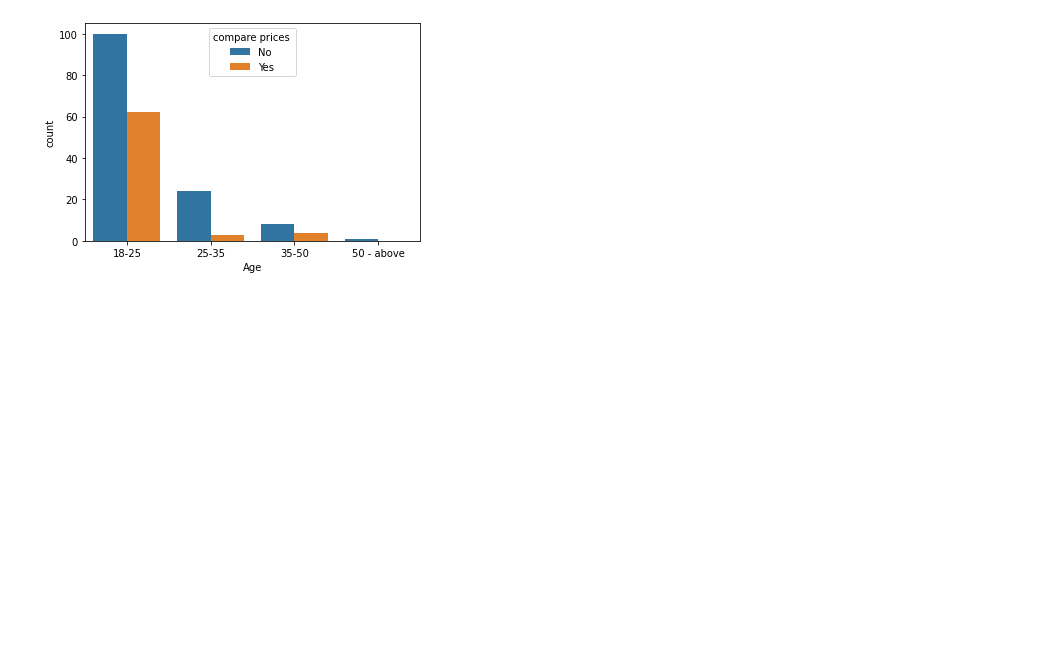
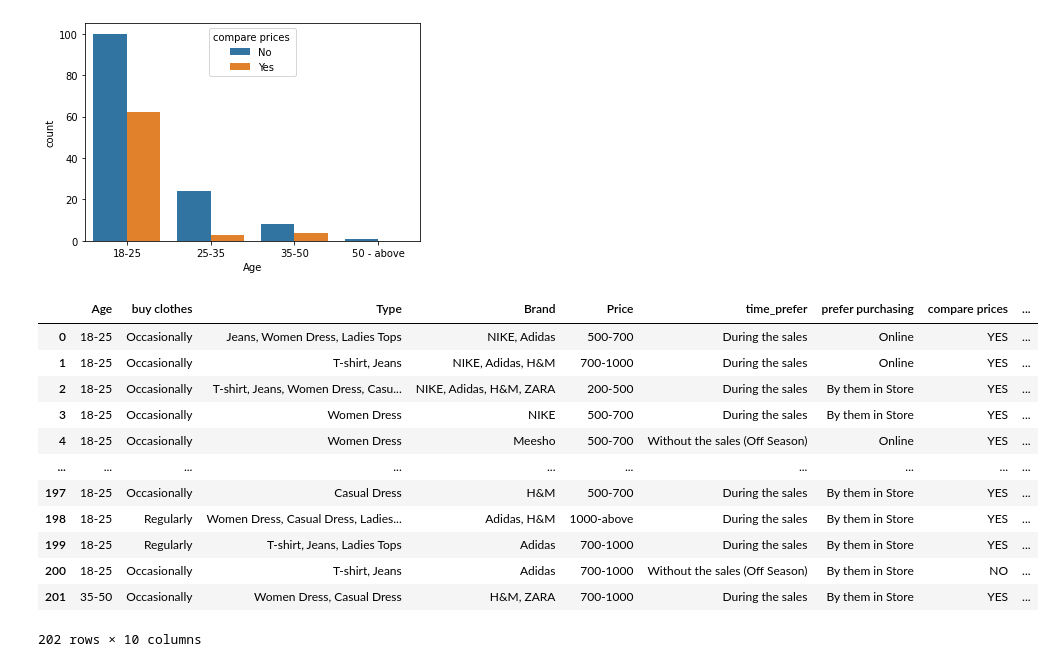
Before and after one commit to pranali-kirolkar-zz/MSCPROJECT, a Jupyter notebook: summersales.ipynb, the cells around one changed output. Saved outputs shown, nothing was run; the diff lists cells and outputs as text; code cells hidden in the pictures; blank space fills up the shorter version.

```diff
--- a/summersales.ipynb
+++ b/summersales.ipynb
@@ -318,3 +334,20 @@ sns.countplot(data=Dataset, x='Age', hue='compare prices ')
 # %% [output]
 <matplotlib.axes._subplots.AxesSubplot at 0x...>
 [figure]
+# %%
+df = pd.read_csv('//content/Sales Summer Clothes..csv')
+df
+# %% [output]
+|  | Age | buy clothes | Type | Brand | Price | time_prefer | prefer purchasing | compare prices | ... |
+| 0 | 18-25 | Occasionally | Jeans, Women Dress, Ladies Tops | NIKE, Adidas | 500-700 | During the sales | Online | YES | ... |
+| 1 | 18-25 | Occasionally | T-shirt, Jeans | NIKE, Adidas, H&M | 700-1000 | During the sales | Online | YES | ... |
+| 2 | 18-25 | Occasionally | T-shirt, Jeans, Women Dress, Casu... | NIKE, Adidas, H&M, ZARA | 200-500 | During the sales | By them in Store | YES | ... |
+| 3 | 18-25 | Occasionally | Women Dress | NIKE | 500-700 | During the sales | By them in Store | YES | ... |
+| 4 | 18-25 | Occasionally | Women Dress | Meesho | 500-700 | Without the sales (Off Season) | Online | YES | ... |
+| ... | ... | ... | ... | ... | ... | ... | ... | ... | ... |
+| 197 | 18-25 | Occasionally | Casual Dress | H&M | 500-700 | During the sales | By them in Store | YES | ... |
+| 198 | 18-25 | Regularly | Women Dress, Casual Dress, Ladies... | Adidas, H&M | 1000-above | During the sales | By them in Store | YES | ... |
+| 199 | 18-25 | Regularly | T-shirt, Jeans, Ladies Tops | Adidas | 700-1000 | During the sales | By them in Store | YES | ... |
+| 200 | 18-25 | Occasionally | T-shirt, Jeans | Adidas | 700-1000 | Without the sales (Off Season) | By them in Store | NO | ... |
+| 201 | 35-50 | Occasionally | Women Dress, Casual Dress | H&M, ZARA | 700-1000 | During the sales | By them in Store | YES | ... |
+202 rows × 10 columns
```
Also changed, not shown: parts of 6 cells of this notebook.
